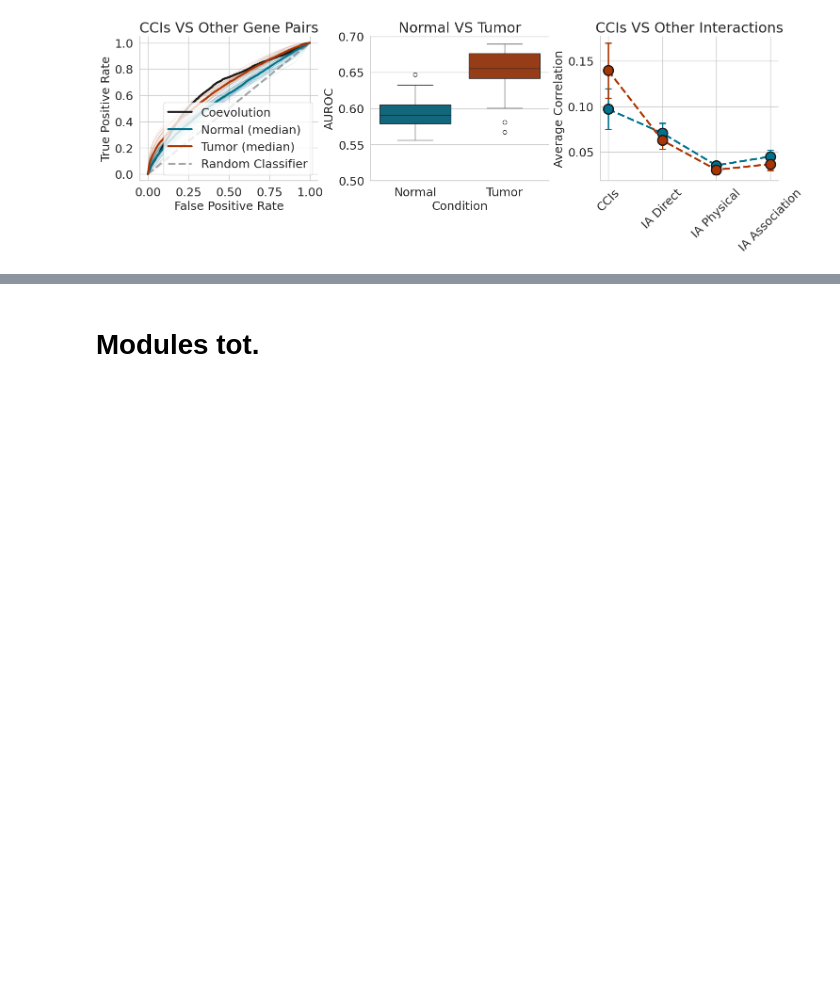
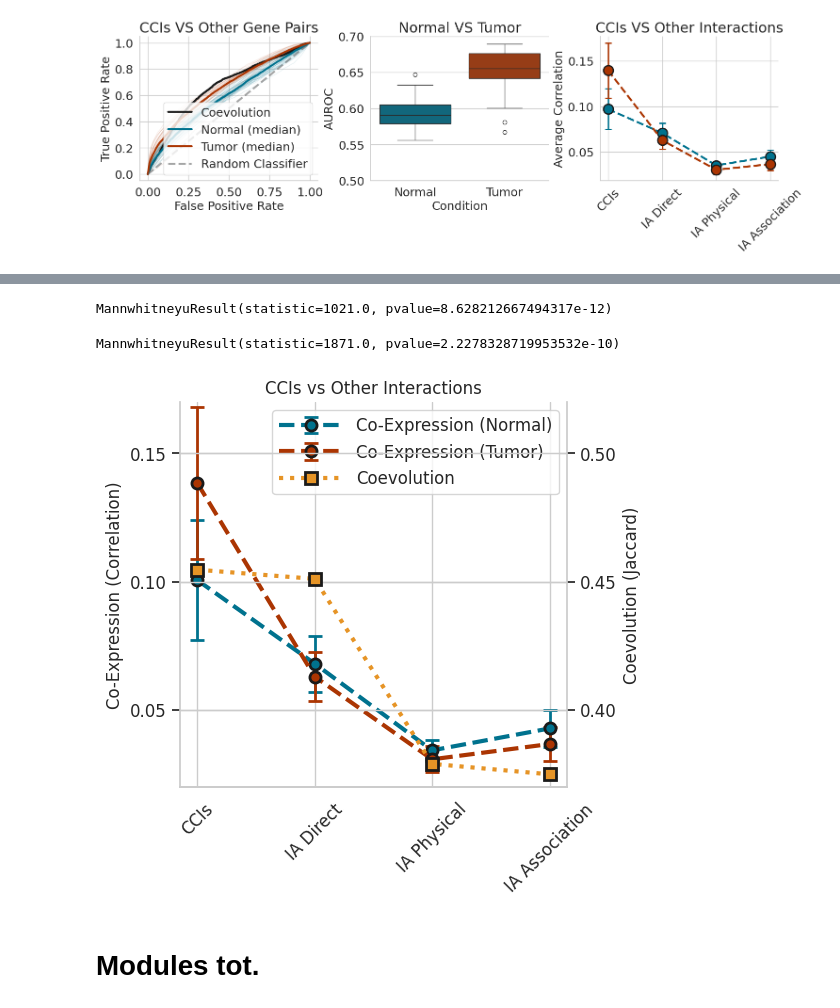
Before and after one commit to lorenzoamir/cci_circuits_paper_2025, a Jupyter notebook: code/notebooks/1_intro.ipynb, the cells around one changed output, grey strips where cells are left out. Drawn from its saved outputs; the diff is of its cells as text; code cells hidden in the pictures; blank space fills up the shorter version.

```diff
--- a/code/notebooks/1_intro.ipynb
+++ b/code/notebooks/1_intro.ipynb
@@ -1107,0 +1127,11 @@ IA Association
+# %%
+df_with_coev['interaction_type'] = df_with_coev.interaction_type.replace({
+    'Cell-Cell Communication': 'CCIs',
+    'IntAct Direct': 'IA Direct',
+    'IntAct Physical': 'IA Physical',
+    'IntAct Association': 'IA Association',
+    'ccc_lr_pairs.csv': 'CCIs',
+    'intact_direct.csv': 'IA Direct',
+    'intact_physical.csv': 'IA Physical',
+    'intact_association.csv': 'IA Association',
+})
@@ -1113,13 +1143,17 @@ df2 = pd.read_csv('/home/lnemati/pathway_crosstalk/results/comparison/averages.c
 # %%
 t_df = df2.query('value_type == "average_corr" and condition == "tumor"')
-ccc = t_df.loc[t_df.interaction_type == 'ccc_lr_pairs.csv', 'value']
-direct = t_df.loc[t_df.interaction_type == 'intact_direct.csv', 'value']
+ccc = t_df.loc[t_df.interaction_type == 'CCIs', 'value']
+direct = t_df.loc[t_df.interaction_type == 'IA Direct', 'value']
 mannwhitneyu(ccc, direct)
+# %% [output]
+MannwhitneyuResult(statistic=1021.0, pvalue=8.628212667494317e-12)
 # %%
 n_df = df2.query('value_type == "average_corr" and condition == "normal"')
-ccc = n_df.loc[n_df.interaction_type == 'ccc_lr_pairs.csv', 'value']
-direct = n_df.loc[n_df.interaction_type == 'intact_direct.csv', 'value']
+ccc = n_df.loc[n_df.interaction_type == 'CCIs', 'value']
+direct = n_df.loc[n_df.interaction_type == 'IA Direct', 'value']
 mannwhitneyu(ccc, direct)
+# %% [output]
+MannwhitneyuResult(statistic=1871.0, pvalue=2.2278328719953532e-10)
 # %%
 import matplotlib.pyplot as plt
 import pandas as pd
@@ -1131,25 +1165,15 @@ fs = 12  # Font size
 fig, ax1 = plt.subplots(figsize=(5, 5))
 ax2 = ax1.twinx()  # Create a second y-axis
 
-# Read and filter the data
-df2 = pd.read_csv('/home/lnemati/pathway_crosstalk/results/comparison/averages.csv')
-df2['interaction_type'] = df2['interaction_type'].replace({
-    'ccc_lr_pairs.csv': 'Cell-Cell Communication',
-    'intact_direct.csv': 'IntAct Direct',
-    'intact_association.csv': 'IntAct Association',
-    'intact_physical.csv': 'IntAct Physical'
-})
-
-df2 = df2.groupby(['condition', 'major_tissue', 'interaction_type', 'value_type'])['value'].mean().reset_index()
-df2 = df2.query('value_type == "average_corr" or value_type == "coevolution"')
+df2 = df_with_coev.groupby(['condition', 'major_tissue', 'interaction_type', 'value_type'])['value'].mean().reset_index()
+df2 = df_with_coev.query('value_type == "average_corr" or value_type == "coevolution"')
 
 # Group by interaction type and condition, calculate mean and standard deviation
-meandf = df2.groupby(['interaction_type', 'condition'])['value'].mean().reset_index()
-stddf = df2.groupby(['interaction_type', 'condition'])['value'].std().reset_index()
+meandf = df_with_coev.groupby(['interaction_type', 'condition'])['value'].mean().reset_index()
+stddf = df_with_coev.groupby(['interaction_type', 'condition'])['value'].std().reset_index()
 
 # Define the order and align the data
-order = ['Cell-Cell Communication', 'IntAct Direct', 'IntAct Physical', 'IntAct Association']
-xlabels = ['CCIs', 'IA Direct', 'IA Physical', 'IA Association']
+order = ['CCIs', 'IA Direct', 'IA Physical', 'IA Association']
 meandf = meandf.set_index('interaction_type').loc[order]
 stddf = stddf.set_index('interaction_type').loc[order]
 
@@ -1170,7 +1194,8 @@ style_coev = dict(marker='s', linestyle=':', markersize=8, linewidth=lw, markere
 errorbar_kwargs = {'capsize': 5, 'elinewidth': 2, 'capthick': 2}
 
 # Plot coevolution on ax2 first to keep it in the background
-coev_plot = ax2.errorbar(x=[0,1,2,3], y=list(coev_means.values()), label="Coevolution", **style_coev)
+coev_means = df_with_coev.query('value_type == "jaccard"').set_index('interaction_type').loc[order].value
+coev_plot = ax2.errorbar(x=[0,1,2,3], y=list(coev_means.values), label="Coevolution", **style_coev)
 
 # Plot correlation on ax1 after to ensure it is in the foreground
 normal_plot = ax1.errorbar(x=range(len(normal_means)), y=normal_means, yerr=normal_stds, label="Co-Expression (Normal)", **style_normal, **errorbar_kwargs)
@@ -1178,34 +1203,36 @@ tumor_plot = ax1.errorbar(x=range(len(tumor_means)), y=tumor_means, yerr=tumor_s
 
 # Labels and titles
 ax1.set_ylabel('Co-Expression (Correlation)', fontsize=fs)
 ax2.set_ylabel('Coevolution (Jaccard)', fontsize=fs)
 ax1.set_xticks(range(len(order)))
-ax1.set_xticklabels(xlabels, rotation=45, fontsize=fs)
+ax1.set_xticklabels(order, rotation=45, fontsize=fs)
 ax1.set_ylim(0.02, 0.17)
 ax2.set_ylim(0.37, 0.52)
 ax1.set_title('CCIs vs Other Interactions', fontsize=fs)
 
 ax1.tick_params(labelsize=fs)
 ax2.tick_params(labelsize=fs)
 
 ax1.set_yticks([0.05, 0.1, 0.15])
 ax2.set_yticks([0.4, 0.45, 0.5])
 
 # Hide unnecessary spines
 ax1.spines[['right', 'top']].set_visible(False)
 ax2.spines[['left', 'top']].set_visible(False)
 
 # Create combined legend to ensure correct linestyles
 handles = [normal_plot, tumor_plot, coev_plot]
 labels = [h.get_label() for h in handles]
 ax1.legend(handles, labels, loc='upper right', fontsize=fs, handlelength=3.8)
 
 # Save the figure
 #plt.savefig('/home/lnemati/pathway_crosstalk/results/figures/comparison/ccs_vs_intracellular.pdf', dpi=300, bbox_inches='tight')
 #plt.savefig('/home/lnemati/pathway_crosstalk/results/figures/comparison/ccs_vs_intracellular.png', dpi=300, bbox_inches='tight')
 
 # Show plot
 plt.show()
+# %% [output]
+[figure, added]
 # %% [markdown]
 # Modules tot.
 # %%
```
Also changed, not shown: parts of 29 cells of this notebook.
